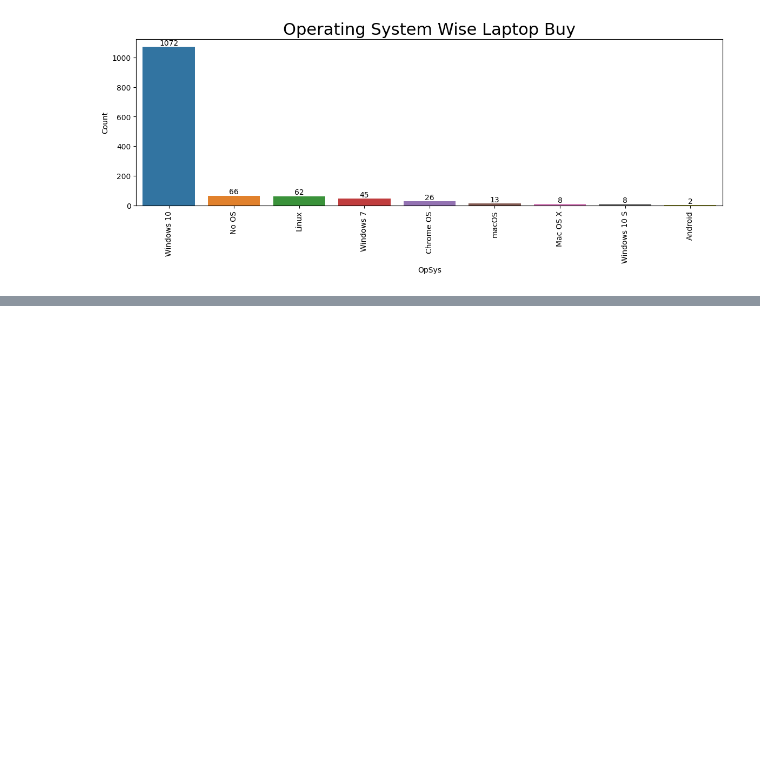
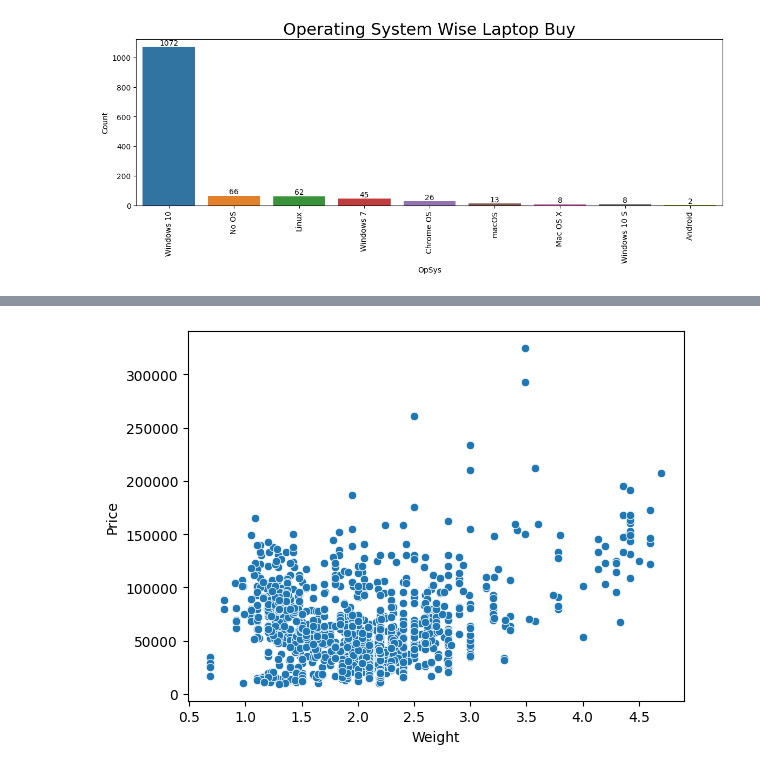
Before and after one commit to AriyantGit/Laprop_price_regression, a Jupyter notebook: Laptop_price_prediction.ipynb, the cells around one changed output, grey strips where cells are left out. Cells and saved outputs as stored; diff of their text form; code cells hidden in the pictures; blank space fills up the shorter version.

```diff
--- a/Laptop_price_prediction.ipynb
+++ b/Laptop_price_prediction.ipynb
@@ -589,0 +622,5 @@ plt.show()
+# %%
+sns.scatterplot(x=df['Weight'],y=df['Price'])
+plt.show()
+# %% [output]
+[figure, added]
```
Also changed, not shown: parts of 19 cells of this notebook.
